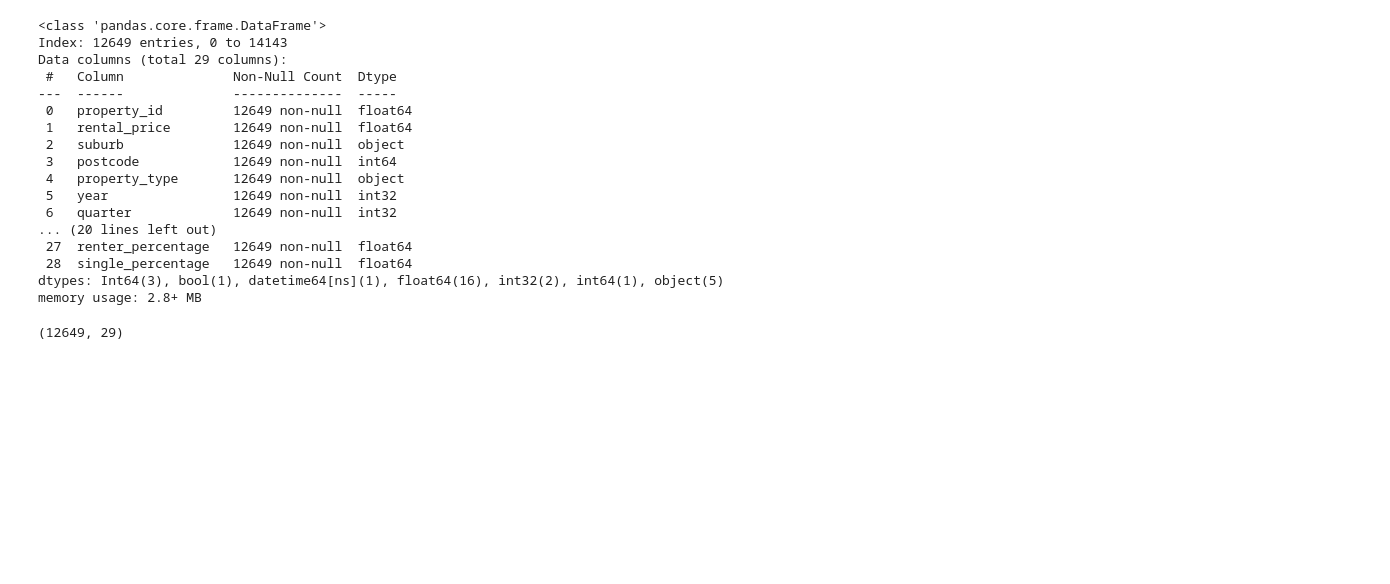
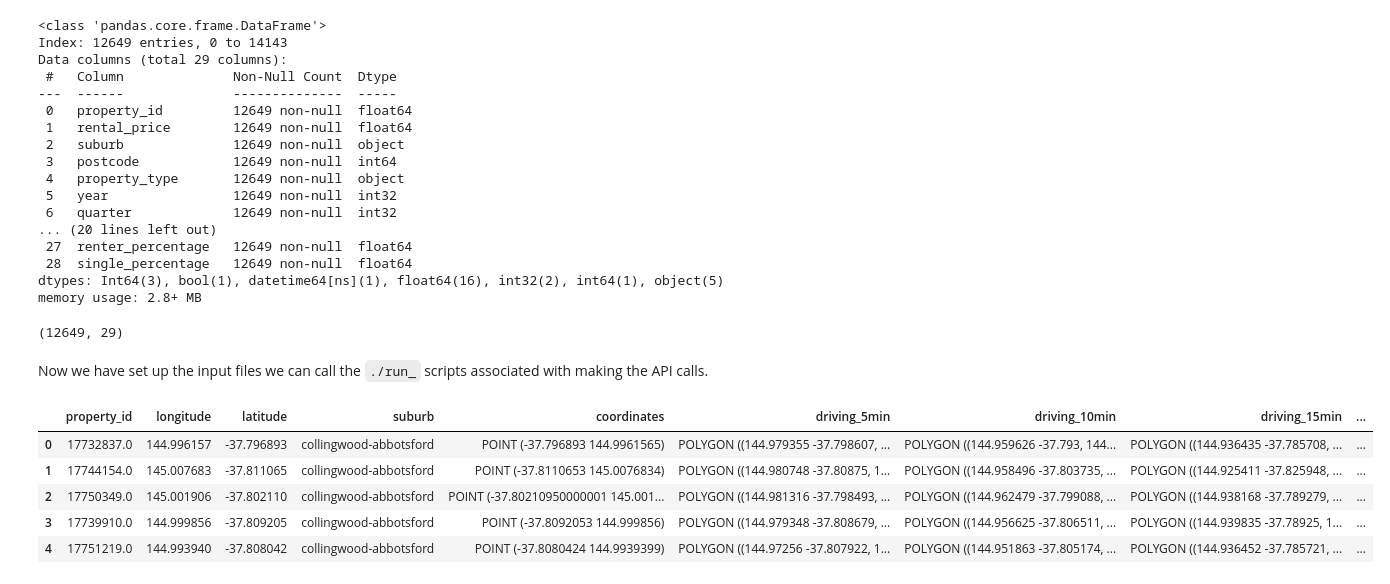
Before and after one commit to jackshee/real-estate-industry-project-public-version, a Jupyter notebook: notebooks/1_preprocess_live_listings.ipynb, the cells around one changed output. Cells and saved outputs as stored; diff of their text form; code cells hidden in the pictures; blank space fills up the shorter version.

Commit message:
geocode wayback refreshed, running all scripts, renamed api scripts

```diff
--- a/notebooks/1_preprocess_live_listings.ipynb
+++ b/notebooks/1_preprocess_live_listings.ipynb
@@ -42,6 +43,9 @@ The following will be dropped
 - Rural
 # %%
 df = pd.read_csv("../data/raw/domain/rental_listings_2025_09.csv")
+
+# convert column names to lowercase with snake case
+df.columns = df.columns.str.lower().str.replace(' ', '_')
 
 print("Before filtering: data shape is ", df.shape)
 # remove rows where property_id is null
@@ -293,3 +297,8 @@ memory usage: 2.8+ MB
 # %%
 # save df to processed/domain/live_listings.csv
 df.to_csv("../data/processed/domain/live_listings.csv", index=False)
+# %%
+df = df[['property_id', 'longitude', 'latitude', 'suburb']]
+
+# convert longitude and latitude to Point
+df['coordinates'] = df.apply(lambda row: Point(row['latitude'], row['longitude']), axis=1)
@@ -295,0 +312,33 @@ df.to_csv("../data/processed/domain/live_listings.csv", index=False)
+# %% [markdown]
+Now we have set up the input files we can call the `./run_` scripts associated with making the API calls.
+# %%
+# read in data/processed/isochrones/driving/isochrones_driving_combined.csv
+isochrones_driving = pd.read_csv("../data/processed/isochrones/driving/isochrones_driving_combined.csv")
+
+# read in data/processed/isochrones/walking/isochrones_walking_combined.csv
+isochrones_walking = pd.read_csv("../data/processed/isochrones/walking/isochrones_walking_combined.csv")
+
+# drop coordinates column
+isochrones_driving = isochrones_driving.drop(columns=['coordinates'])
+isochrones_walking = isochrones_walking.drop(columns=['coordinates'])
+# %%
+# merge isochrones_driving with df on property_id
+merged_df = pd.merge(df, isochrones_driving, on='property_id', how='left')
+
+# rename the columns 5min, 10min 15min to driving_5min, driving_10min, driving_15min
+merged_df = merged_df.rename(columns={'5min': 'driving_5min', '10min': 'driving_10min', '15min': 'driving_15min'})
+
+# merge isochrones_walking with df on property_id
+merged_df = pd.merge(merged_df, isochrones_walking, on='property_id', how='left')
+
+# rename the columns 5min, 10min 15min to walking_5min, walking_10min, walking_15min
+merged_df = merged_df.rename(columns={'5min': 'walking_5min', '10min': 'walking_10min', '15min': 'walking_15min'})
+
+merged_df.head()
+# %% [output]
+|  | property_id | longitude | latitude | suburb | coordinates | driving_5min | driving_10min | driving_15min | ... |
+| 0 | 17732837.0 | 144.996157 | -37.796893 | collingwood-abbotsford | POINT (-37.796893 144.9961565) | POLYGON ((144.979355 -37.798607, ... | POLYGON ((144.959626 -37.793, 144... | POLYGON ((144.936435 -37.785708, ... | ... |
+| 1 | 17744154.0 | 145.007683 | -37.811065 | collingwood-abbotsford | POINT (-37.8110653 145.0076834) | POLYGON ((144.980748 -37.80875, 1... | POLYGON ((144.958496 -37.803735, ... | POLYGON ((144.925411 -37.825948, ... | ... |
+| 2 | 17750349.0 | 145.001906 | -37.802110 | collingwood-abbotsford | POINT (-37.80210950000001 145.001... | POLYGON ((144.981316 -37.798493, ... | POLYGON ((144.962479 -37.799088, ... | POLYGON ((144.938168 -37.789279, ... | ... |
+| 3 | 17739910.0 | 144.999856 | -37.809205 | collingwood-abbotsford | POINT (-37.8092053 144.999856) | POLYGON ((144.979348 -37.808679, ... | POLYGON ((144.956625 -37.806511, ... | POLYGON ((144.939835 -37.78925, 1... | ... |
+| 4 | 17751219.0 | 144.993940 | -37.808042 | collingwood-abbotsford | POINT (-37.8080424 144.9939399) | POLYGON ((144.97256 -37.807922, 1... | POLYGON ((144.951863 -37.805174, ... | POLYGON ((144.936452 -37.785721, ... | ... |
```
Also changed, not shown: parts of 9 cells of this notebook, 22 other files.
